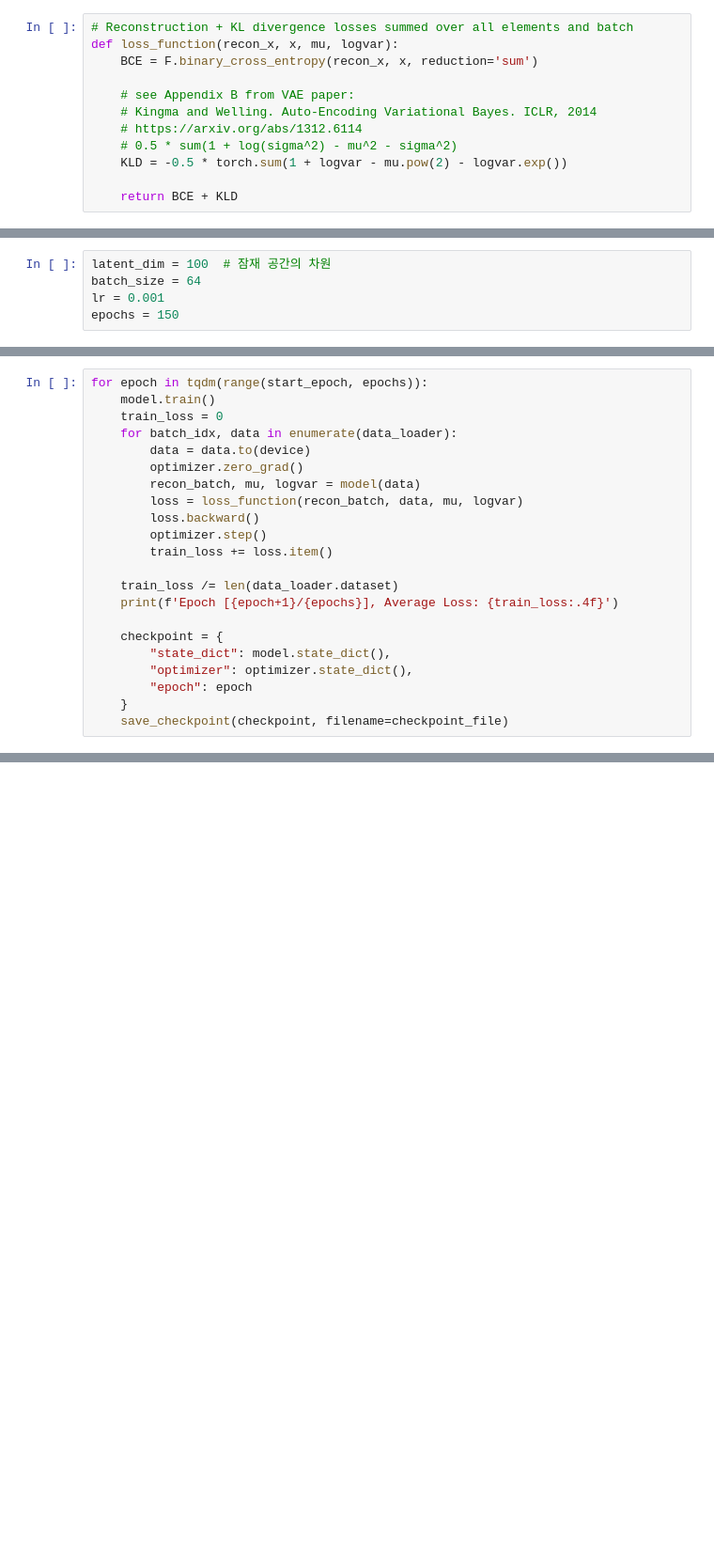
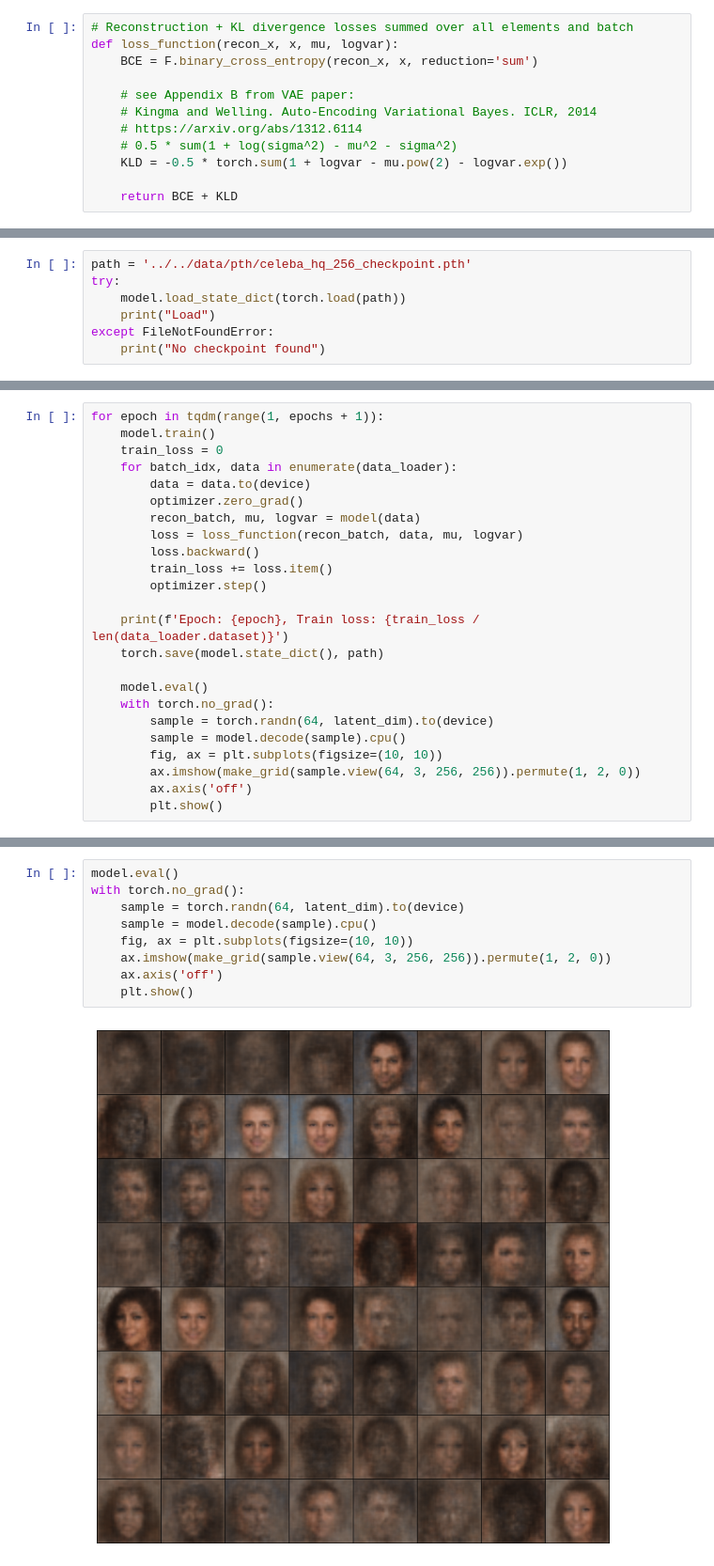
Before and after one commit to fned49/VAE, a Jupyter notebook: Vanilla-VAE/celeba_hq_256.ipynb, the cells around one changed output, grey strips where cells are left out. Shown: that part at 94% size. Saved outputs shown, nothing was run; the diff lists cells and outputs as text; blank space fills up the shorter version.

Commit message:
train

```diff
--- a/Vanilla-VAE/celeba_hq_256.ipynb
+++ b/Vanilla-VAE/celeba_hq_256.ipynb
@@ -138,8 +135,3 @@ device
-# %%
-latent_dim = 100  # 잠재 공간의 차원
-batch_size = 64
-lr = 0.001
-epochs = 150
 # %%
 model = VAE().to(device)
 optimizer = optim.Adam(model.parameters(), lr=lr)
@@ -158,0 +158,7 @@ except FileNotFoundError:
+# %%
+path = '../../data/pth/celeba_hq_256_checkpoint.pth'
+try:
+    model.load_state_dict(torch.load(path))
+    print("Load")
+except FileNotFoundError:
+    print("No checkpoint found")
@@ -159,5 +167,5 @@ except FileNotFoundError:
 # %%
-for epoch in tqdm(range(start_epoch, epochs)):
+for epoch in tqdm(range(1, epochs + 1)):
     model.train()
     train_loss = 0
     for batch_idx, data in enumerate(data_loader):
@@ -166,15 +174,17 @@ for epoch in tqdm(range(start_epoch, epochs)):
         recon_batch, mu, logvar = model(data)
         loss = loss_function(recon_batch, data, mu, logvar)
         loss.backward()
+        train_loss += loss.item()
         optimizer.step()
-        train_loss += loss.item()
 
-    train_loss /= len(data_loader.dataset)
-    print(f'Epoch [{epoch+1}/{epochs}], Average Loss: {train_loss:.4f}')
+    print(f'Epoch: {epoch}, Train loss: {train_loss / len(data_loader.dataset)}')
+    torch.save(model.state_dict(), path)
 
-    checkpoint = {
-        "state_dict": model.state_dict(),
-        "optimizer": optimizer.state_dict(),
-        "epoch": epoch
-    }
-    save_checkpoint(checkpoint, filename=checkpoint_file)
+    model.eval()
+    with torch.no_grad():
+        sample = torch.randn(64, latent_dim).to(device)
+        sample = model.decode(sample).cpu()
+        fig, ax = plt.subplots(figsize=(10, 10))
+        ax.imshow(make_grid(sample.view(64, 3, 256, 256)).permute(1, 2, 0))
+        ax.axis('off')
+        plt.show()
@@ -236,0 +191,11 @@ show_images(model)
+# %%
+model.eval()
+with torch.no_grad():
+    sample = torch.randn(64, latent_dim).to(device)
+    sample = model.decode(sample).cpu()
+    fig, ax = plt.subplots(figsize=(10, 10))
+    ax.imshow(make_grid(sample.view(64, 3, 256, 256)).permute(1, 2, 0))
+    ax.axis('off')
+    plt.show()
+# %% [output]
+[figure, added]
```
Also changed, not shown: parts of 15 cells of this notebook, 1 other file.
